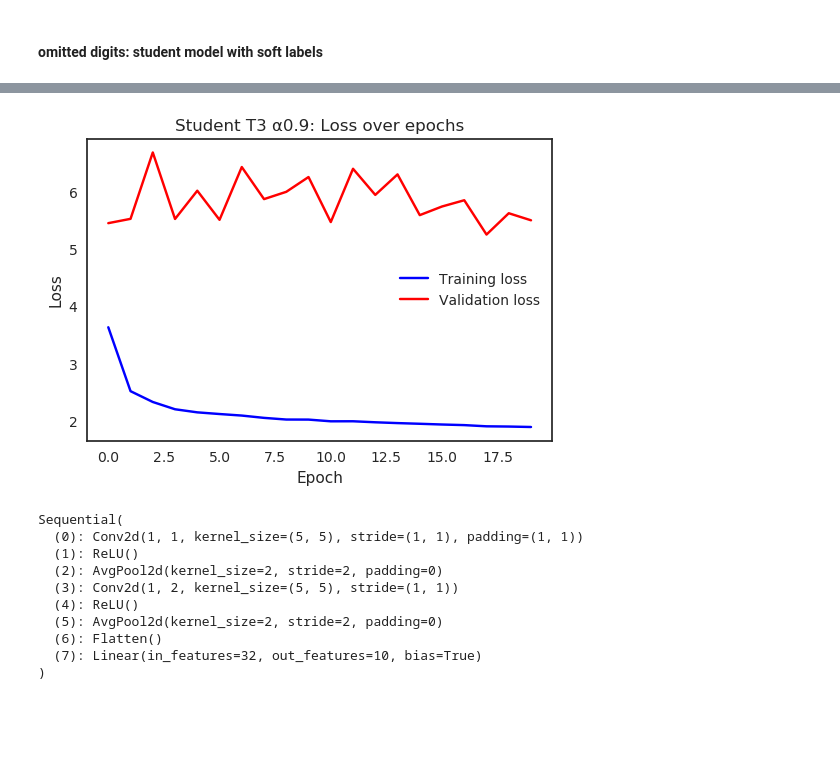
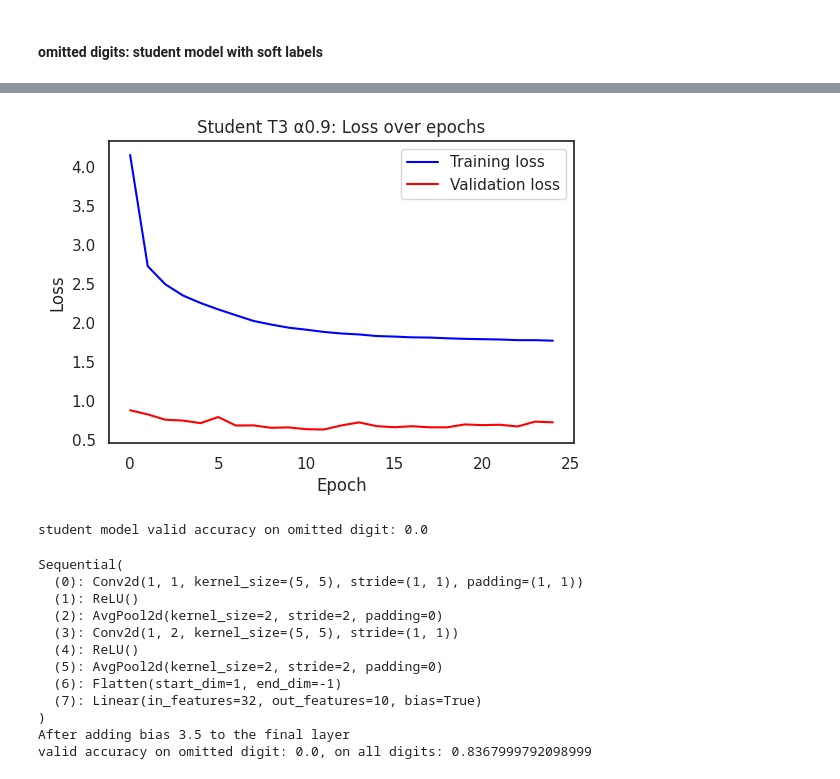
Before and after one commit to gamecicn/ECE661_FinalProject, a Jupyter notebook: notebooks/yw/question4_dropout.ipynb, the cells around one changed output, grey strips where cells are left out. Saved outputs shown, nothing was run; the diff lists cells and outputs as text; code cells hidden in the pictures; blank space fills up the shorter version.

Commit message:
rerun, print accu

```diff
--- a/notebooks/yw/question4_dropout.ipynb
+++ b/notebooks/yw/question4_dropout.ipynb
@@ -49,11 +50,13 @@ random.seed(RANDOM_SEED)
 Device: cuda
 # %%
 # construct dataset
-data_transforms = transforms.Compose([transforms.RandomCrop(size=28, padding=2),
-                                      transforms.ToTensor()])
+data_transforms = {'train': transforms.Compose([transforms.RandomCrop(size=IMG_SIZE, padding=1),
+                                      transforms.ToTensor()]),
+                   'test': transforms.Compose([transforms.ToTensor()])}
+
 # total train set
 train_set = torchvision.datasets.MNIST('./data/', train=True, download=True,
-                 transform=data_transforms)
+                 transform=data_transforms['train'])
 train_loader = torch.utils.data.DataLoader(train_set, batch_size=TRAIN_BATCH_SIZE, shuffle=True)
 
 # random omit one digit train set
@@ -65,7 +68,7 @@ left_train_loader = torch.utils.data.DataLoader(left_train_data, batch_size=TRAI
 
 # total test set
 test_set = torchvision.datasets.MNIST('./data/', train=False, download=True,
-                 transform=data_transforms)
+                 transform=data_transforms['test'])
 test_loader = torch.utils.data.DataLoader(test_set, batch_size=VAL_BATCH_SIZE, shuffle=True)
 
 # omit digit test set
@@ -99,6 +118,6 @@ check left training images after omitting digit 1
 # %%
-print(f"check validation images after omitting digit {omit_digit}")
-_, (example_data, example_targets) = next(enumerate(test_loader))
+print(f"check validation images of omiited digit {omit_digit}")
+_, (example_data, example_targets) = next(enumerate(omit_test_loader))
 
 fig = plt.figure(figsize=(18, 4))
 for i in range(9):
@@ -321,8 +340,6 @@ class StudentNet(nn.Module):
 # %% [markdown]
 ### Train Teacher Model
 # %%
-LeNet5_CHECKPOINT = "LeNet5_trained_parameters.pt"
-
 model_teacher = LeNet5(N_CLASSES, DROPOUT).to(DEVICE)
 
 if os.path.exists(LeNet5_CHECKPOINT):
@@ -334,7 +351,7 @@ else:
     # If model not trained
     print("==========> Not find checkpoint, train")
 
-    LEARNING_RATE = 0.001
+    LEARNING_RATE = 0.01
     N_EPOCHS = 25
     optimizer = torch.optim.Adam(model_teacher.parameters(), lr=LEARNING_RATE)
     train_criterion = nn.CrossEntropyLoss()
@@ -349,5 +366,8 @@ else:
 
     # Save model
     torch.save(model_teacher.state_dict(), LeNet5_CHECKPOINT)
+
+valid_acc = get_accuracy(model_teacher, omit_test_loader, DEVICE)
+print(f"\nteacher model valid accuracy on omitted digit: {valid_acc}")
 # %% [output]
 ==========> Not find checkpoint, train
@@ -477,6 +528,6 @@ class SoftCrossEntropyLoss(nn.Module):
 # Train
 T = 3
 LEARNING_RATE = 0.01
-N_EPOCHS = 20
+N_EPOCHS = 25
 ALPHA = 0.9
 # %%
@@ -522,12 +577,13 @@ torch.save(model_s.state_dict(), f"{dir_path}/{prefix}_parameters.pt")
 # %% [markdown]
 #### omitted digits: student model with soft labels
 # %%
-print("=======> Soft label with omitted digits")
-model_s = StudentNet(N_CLASSES).to(DEVICE)
-optimizer = torch.optim.Adam(model_s.parameters(), lr=LEARNING_RATE)
+print(f"=======> Student trained on soft label with partial digits, Temperature: {T}")
+model_s_soft_omitted = StudentNet(N_CLASSES).to(DEVICE)
+optimizer = torch.optim.Adam(model_s_soft_omitted.parameters(), lr=LEARNING_RATE)
 
+train_criterion = SoftCrossEntropyLoss(T, ALPHA)
 valid_criterion = nn.CrossEntropyLoss()
-train_criterion = SoftCrossEntropyLoss(T, ALPHA)
+
 prefix = f"student_T{T}_α{ALPHA}"
 dir_path = f"./student_models/{prefix}"
 if not os.path.exists(dir_path):
@@ -538,9 +594,10 @@ params = {"dir": dir_path,
       "title": f"Student T{T} α{ALPHA}"
      }
 
-model_s, optimizer, _ = training_loop(model_s, train_criterion, valid_criterion, optimizer, left_train_loader, omit_test_loader,
+model_s_soft_omitted, optimizer, _ = training_loop(model_s_soft_omitted, train_criterion, valid_criterion, optimizer, left_train_loader, test_loader,
                                     N_EPOCHS, DEVICE, params, teacher_model=model_teacher)
-torch.save(model_s.state_dict(), f"{dir_path}/{prefix}_parameters.pt")
+torch.save(model_s_soft_omitted.state_dict(), f"{dir_path}/{prefix}_parameters.pt")
 
-print("=======> Soft label with omitted digits")
+valid_acc = get_accuracy(model_s_soft_omitted, omit_test_loader, DEVICE)
+print(f"\nstudent model valid accuracy on omitted digit: {valid_acc}")
 # %% [output]
@@ -564,9 +621,14 @@ print("=======> Soft label with omitted digits")
-[figure, old version]
+[figure, new version]
+student model valid accuracy on omitted digit: 0.0
 # %%
 # add bias in the last layer
 BIAS = 3.5
-print(model_s.model)
-model_s.model[-1].bias.data = model_s.model[-1].bias.data + BIAS
+print(model_s_soft_omitted.model)
+model_s_soft_omitted.model[-1].bias.data = model_s_soft_omitted.model[-1].bias.data + BIAS
+
+valid_acc_omit = get_accuracy(model_s_soft_omitted, omit_test_loader, DEVICE)
+valid_acc_all = get_accuracy(model_s_soft_omitted, test_loader, DEVICE)
+print(f"After adding bias {BIAS} to the final layer\nvalid accuracy on omitted digit: {valid_acc}, on all digits: {valid_acc_all}")
 # %% [output]
 Sequential(
   (0): Conv2d(1, 1, kernel_size=(5, 5), stride=(1, 1), padding=(1, 1))
@@ -575,6 +637,8 @@ Sequential(
   (3): Conv2d(1, 2, kernel_size=(5, 5), stride=(1, 1))
   (4): ReLU()
   (5): AvgPool2d(kernel_size=2, stride=2, padding=0)
-  (6): Flatten()
+  (6): Flatten(start_dim=1, end_dim=-1)
   (7): Linear(in_features=32, out_features=10, bias=True)
 )
+After adding bias 3.5 to the final layer
+valid accuracy on omitted digit: 0.0, on all digits: 0.8367999792098999
```
Also changed, not shown: parts of 15 cells of this notebook.
